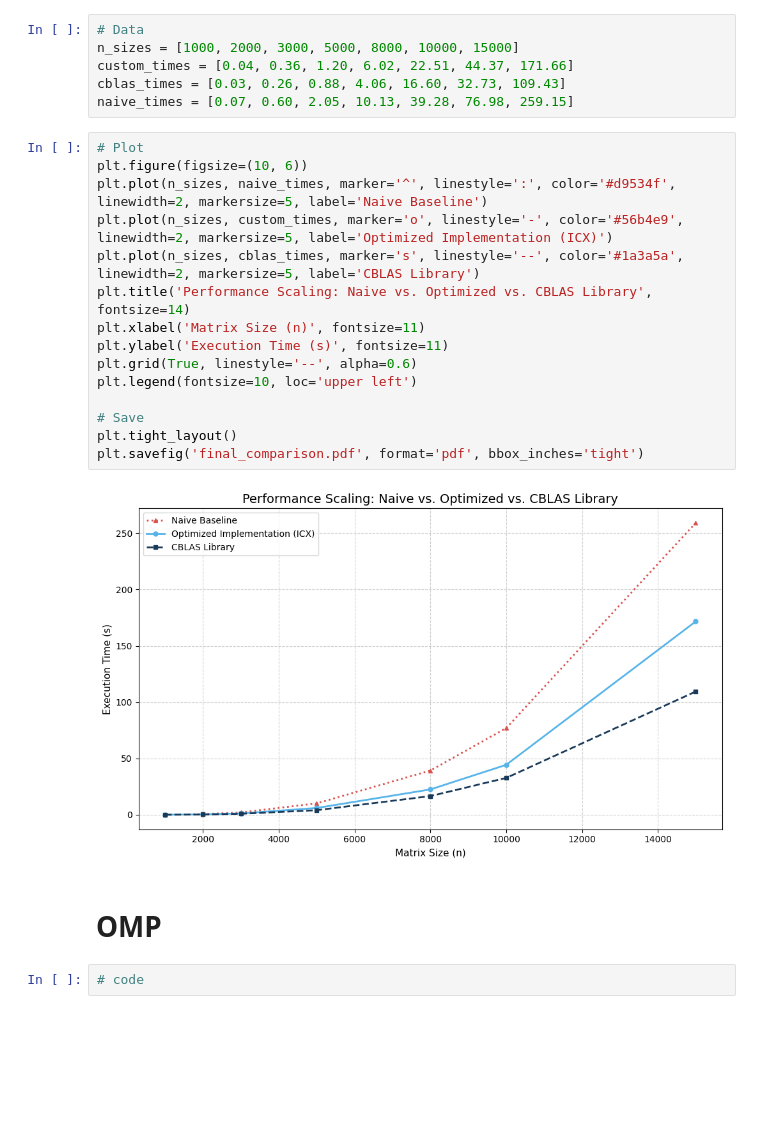
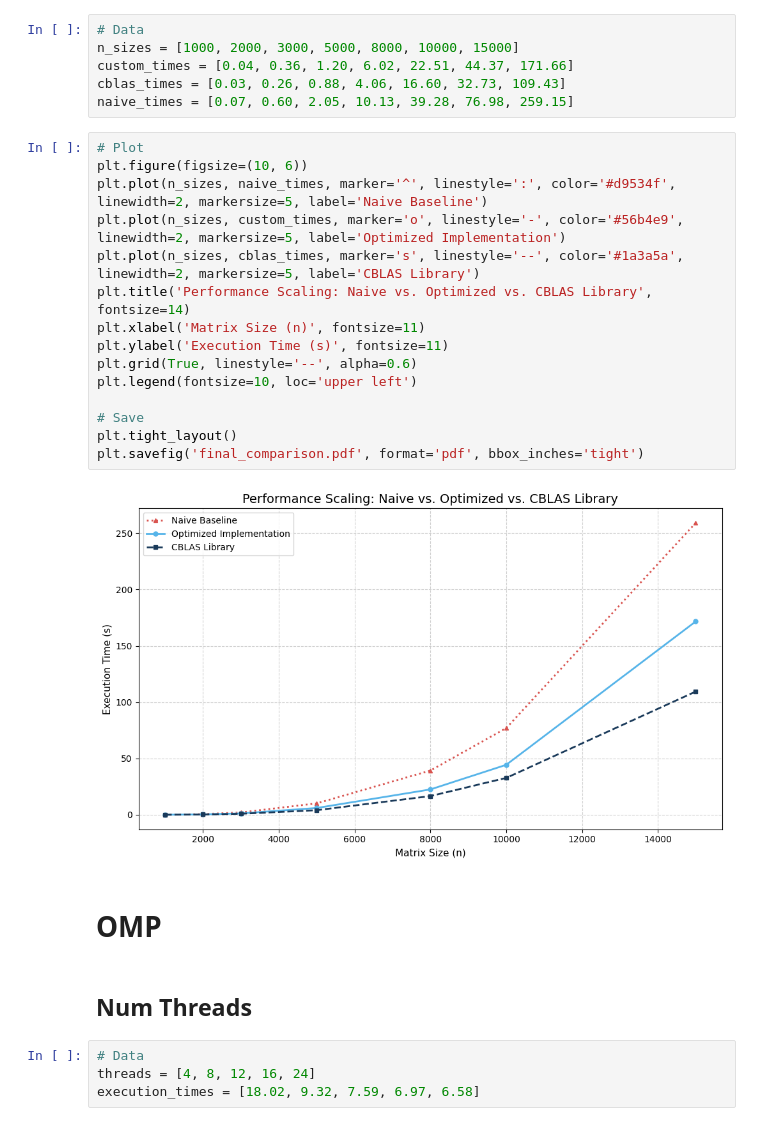
Before and after one commit to marcellino-pane-e-vino/HPC_lab, a Jupyter notebook: Charts.ipynb, the cells around one changed output. Drawn from its saved outputs; the diff is of its cells as text; blank space fills up the shorter version.

```diff
--- a/Charts.ipynb
+++ b/Charts.ipynb
@@ -144,21 +144,25 @@ naive_times = [0.07, 0.60, 2.05, 10.13, 39.28, 76.98, 259.15]
 # %%
 # Plot
 plt.figure(figsize=(10, 6))
 plt.plot(n_sizes, naive_times, marker='^', linestyle=':', color='#d9534f', linewidth=2, markersize=5, label='Naive Baseline')
-plt.plot(n_sizes, custom_times, marker='o', linestyle='-', color='#56b4e9', linewidth=2, markersize=5, label='Optimized Implementation (ICX)')
+plt.plot(n_sizes, custom_times, marker='o', linestyle='-', color='#56b4e9', linewidth=2, markersize=5, label='Optimized Implementation')
 plt.plot(n_sizes, cblas_times, marker='s', linestyle='--', color='#1a3a5a', linewidth=2, markersize=5, label='CBLAS Library')
 plt.title('Performance Scaling: Naive vs. Optimized vs. CBLAS Library', fontsize=14)
 plt.xlabel('Matrix Size (n)', fontsize=11)
 plt.ylabel('Execution Time (s)', fontsize=11)
 plt.grid(True, linestyle='--', alpha=0.6)
 plt.legend(fontsize=10, loc='upper left')
 
 # Save
 plt.tight_layout()
 plt.savefig('final_comparison.pdf', format='pdf', bbox_inches='tight')
 # %% [output]
-[figure, old version]
+[figure, new version]
 # %% [markdown]
 # OMP
-# %%
-# code
+# %% [markdown]
+## Num Threads
+# %%
+# Data
+threads = [4, 8, 12, 16, 24]
+execution_times = [18.02, 9.32, 7.59, 6.97, 6.58]
```
Also changed, not shown: parts of 11 cells of this notebook.
